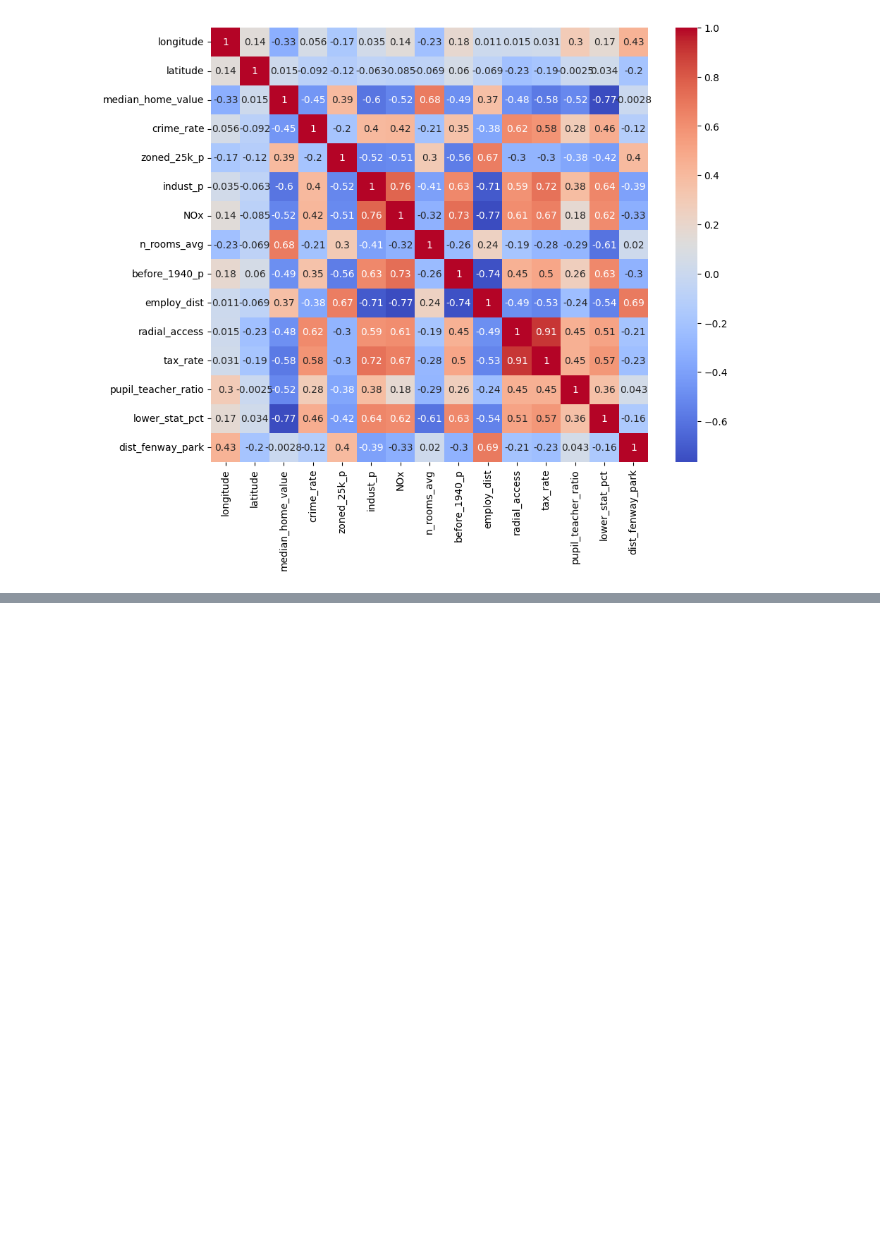
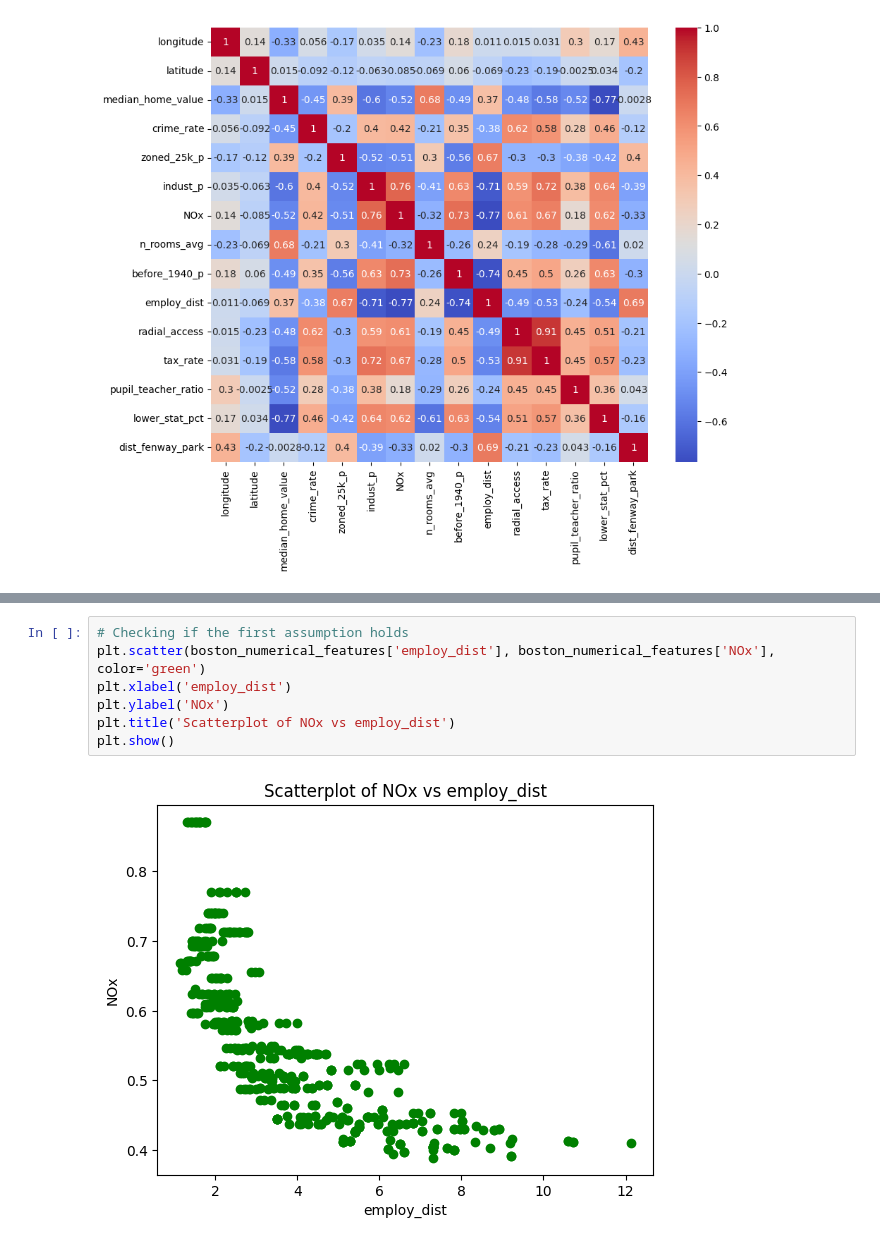
Before and after one commit to Darknight47/Regression, a Jupyter notebook: Simple Linear Regression/simple_linear_reg.ipynb, the cells around one changed output, grey strips where cells are left out. Saved outputs shown, nothing was run; the diff lists cells and outputs as text; blank space fills up the shorter version.

Commit message:
First assumption

```diff
--- a/Simple Linear Regression/simple_linear_reg.ipynb
+++ b/Simple Linear Regression/simple_linear_reg.ipynb
@@ -159,0 +168,9 @@ plt.show()
+# %%
+# Checking if the first assumption holds
+plt.scatter(boston_numerical_features['employ_dist'], boston_numerical_features['NOx'], color='green')
+plt.xlabel('employ_dist')
+plt.ylabel('NOx')
+plt.title('Scatterplot of NOx vs employ_dist')
+plt.show()
+# %% [output]
+[figure, added]
```
Also changed, not shown: parts of 6 cells of this notebook.
